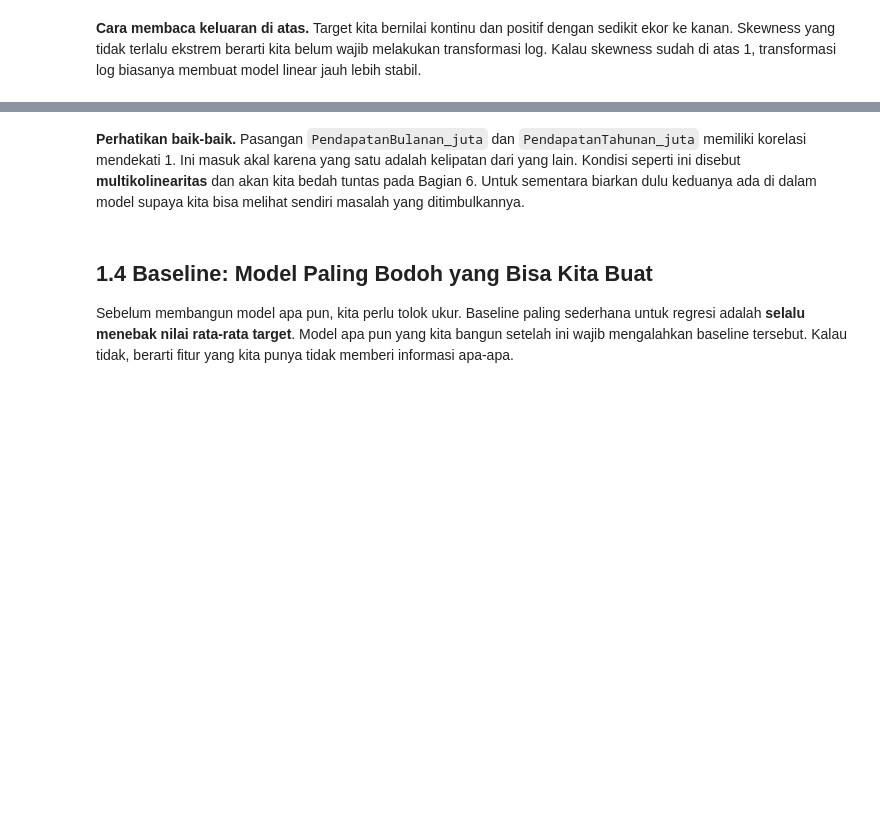
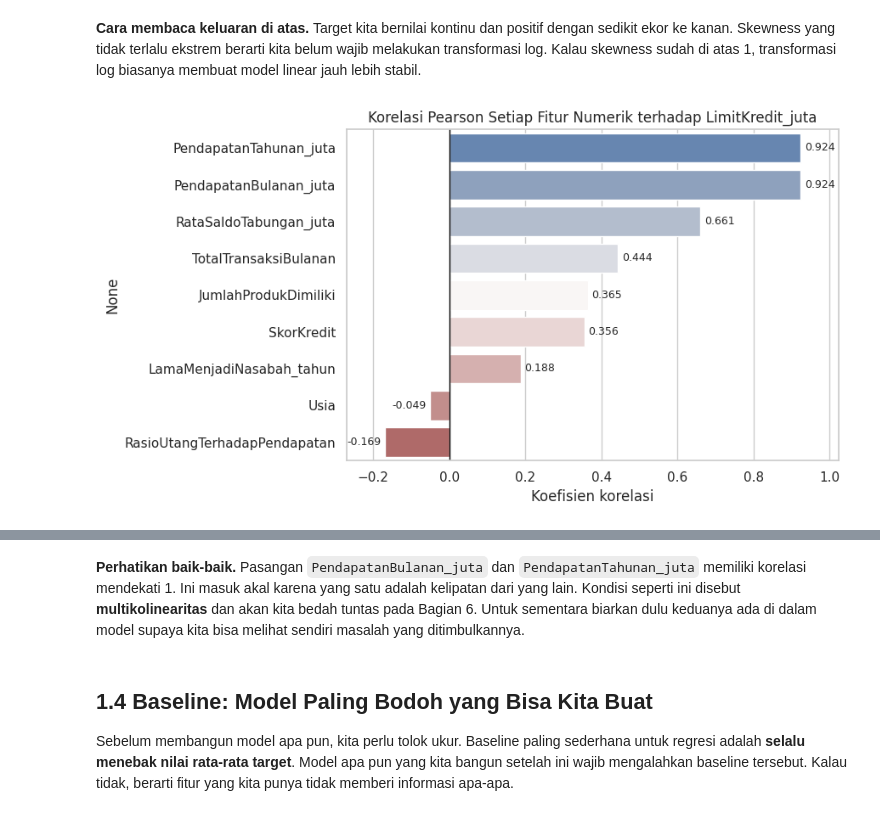
Before and after one commit to muhkemallgp/handson-regresi-bootcamp, a Jupyter notebook: notebooks/02_Lab_Regresi_REFERENSI.ipynb, the cells around one changed output, grey strips where cells are left out. Saved outputs shown, nothing was run; the diff lists cells and outputs as text; code cells hidden in the pictures; blank space fills up the shorter version.

```diff
--- a/notebooks/02_Lab_Regresi_REFERENSI.ipynb
+++ b/notebooks/02_Lab_Regresi_REFERENSI.ipynb
@@ -522,17 +559,28 @@ plt.show()
 **Cara membaca keluaran di atas.** Target kita bernilai kontinu dan positif dengan sedikit ekor ke kanan. Skewness yang tidak terlalu ekstrem berarti kita belum wajib melakukan transformasi log. Kalau skewness sudah di atas 1, transformasi log biasanya membuat model linear jauh lebih stabil.
 # %%
 num_cols = df.select_dtypes(include=[np.number]).columns.tolist()
-
 korelasi = df[num_cols].corr()[target].drop(target).sort_values(ascending=False)
 
 plt.figure(figsize=(9, 5))
-sns.barplot(x=korelasi.values, y=korelasi.index, palette='vlag')
+ax = sns.barplot(x=korelasi.values, y=korelasi.index,
+                 hue=korelasi.index, palette='vlag', legend=False)
 plt.axvline(0, color='black', linewidth=1)
+
+for i, v in enumerate(korelasi.values):
+    ax.text(v + (0.01 if v >= 0 else -0.01), i, f'{v:.3f}',
+            va='center',
+            ha='left' if v >= 0 else 'right',
+            fontsize=9)
+
+# kasih ruang ekstra biar angkanya nggak kepotong di tepi
+ax.set_xlim(korelasi.min() - 0.1, korelasi.max() + 0.1)
+
 plt.title(f'Korelasi Pearson Setiap Fitur Numerik terhadap {target}')
 plt.xlabel('Koefisien korelasi')
+plt.tight_layout()
 plt.show()
-
-korelasi.round(3).to_frame('korelasi_dengan_target')
+# %% [output]
+[figure, added]
 # %%
 plt.figure(figsize=(10, 8))
 sns.heatmap(df[num_cols].corr(), annot=True, fmt='.2f', cmap='coolwarm',
```
Also changed, not shown: parts of 51 cells of this notebook.
